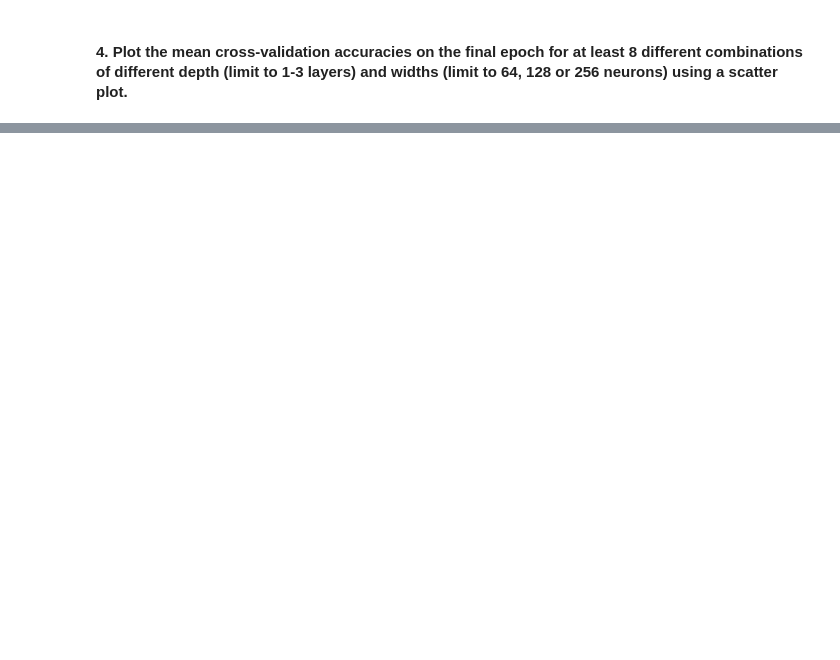
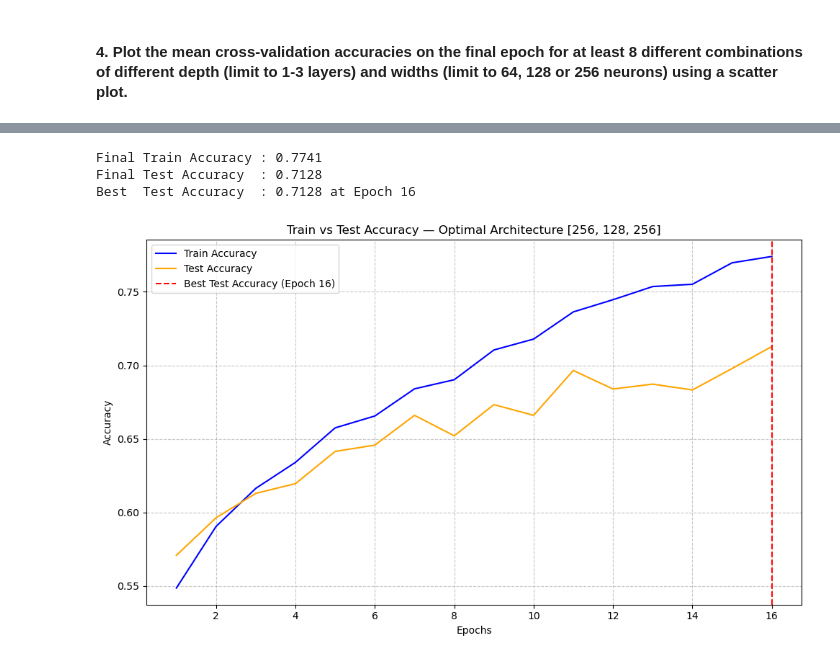
Before and after one commit to Paier05/SC4001_Assignment, a Jupyter notebook: Tan_MingHao_PartA_3.ipynb, the cells around one changed output, grey strips where cells are left out. Cells and saved outputs as stored; diff of their text form; code cells hidden in the pictures; blank space fills up the shorter version.

```diff
--- a/Tan_MingHao_PartA_3.ipynb
+++ b/Tan_MingHao_PartA_3.ipynb
@@ -301 +360,30 @@ reason = " "
+# %%
+#Plot
+epochs = range(1, len(tr_acc_list)+1)
+
+plt.figure(figsize=(10, 6))
+plt.plot(epochs, tr_acc_list, label='Train Accuracy', color='blue')
+plt.plot(epochs, te_acc_list, label='Test Accuracy',  color='orange')
+
+# mark best test accuracy
+best_epoch = te_acc_list.index(max(te_acc_list)) + 1
+
+print(f"\nFinal Train Accuracy : {tr_acc_list[-1]:.4f}")
+print(f"Final Test Accuracy  : {te_acc_list[-1]:.4f}")
+print(f"Best  Test Accuracy  : {max(te_acc_list):.4f} at Epoch {best_epoch}")
+
+plt.axvline(best_epoch, linestyle='--', color='red', label=f'Best Test Accuracy (Epoch {best_epoch})')
+
+plt.xlabel('Epochs')
+plt.ylabel('Accuracy')
+plt.title(f'Train vs Test Accuracy — Optimal Architecture {optimal_combination}')
+plt.legend()
+plt.grid(True, linestyle='--', alpha=0.7)
+plt.tight_layout()
+plt.show()
+# %% [output]
+Final Train Accuracy : 0.7741
+Final Test Accuracy  : 0.7128
+Best  Test Accuracy  : 0.7128 at Epoch 16
+[figure, added]
 # %% [markdown]
```
Also changed, not shown: parts of 22 cells of this notebook, 2 other files.
